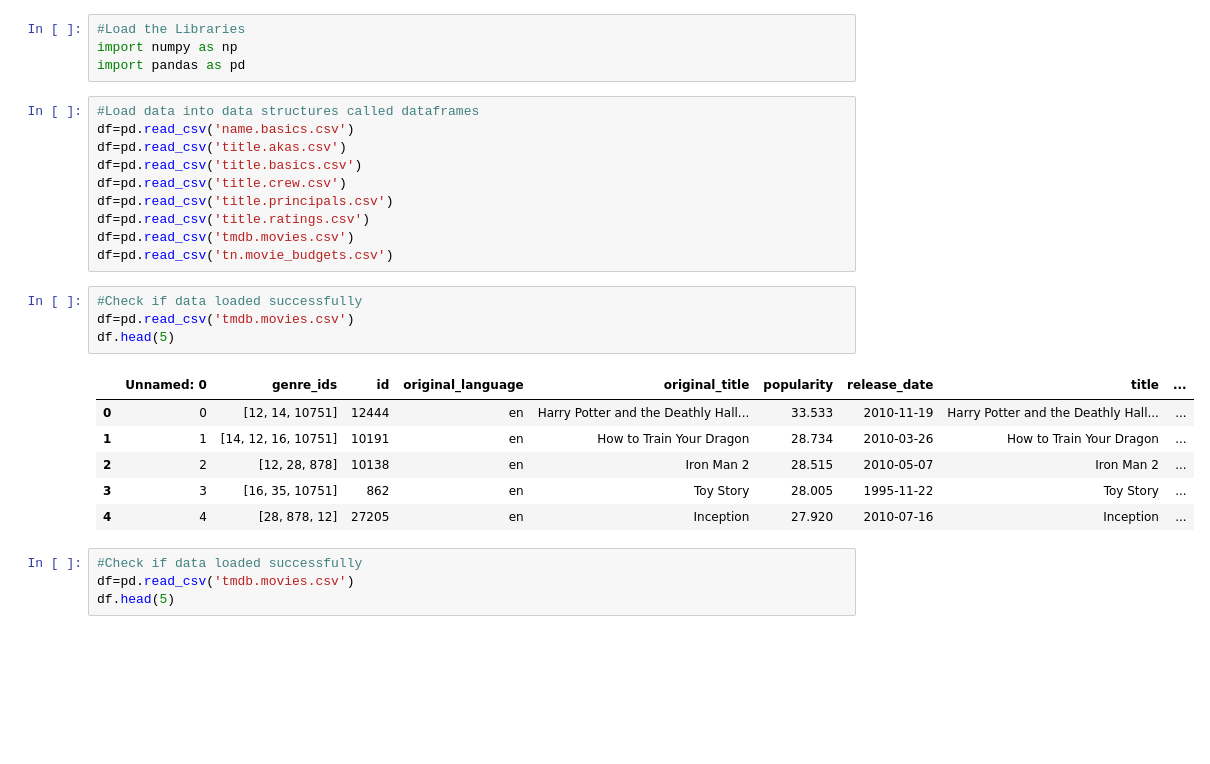
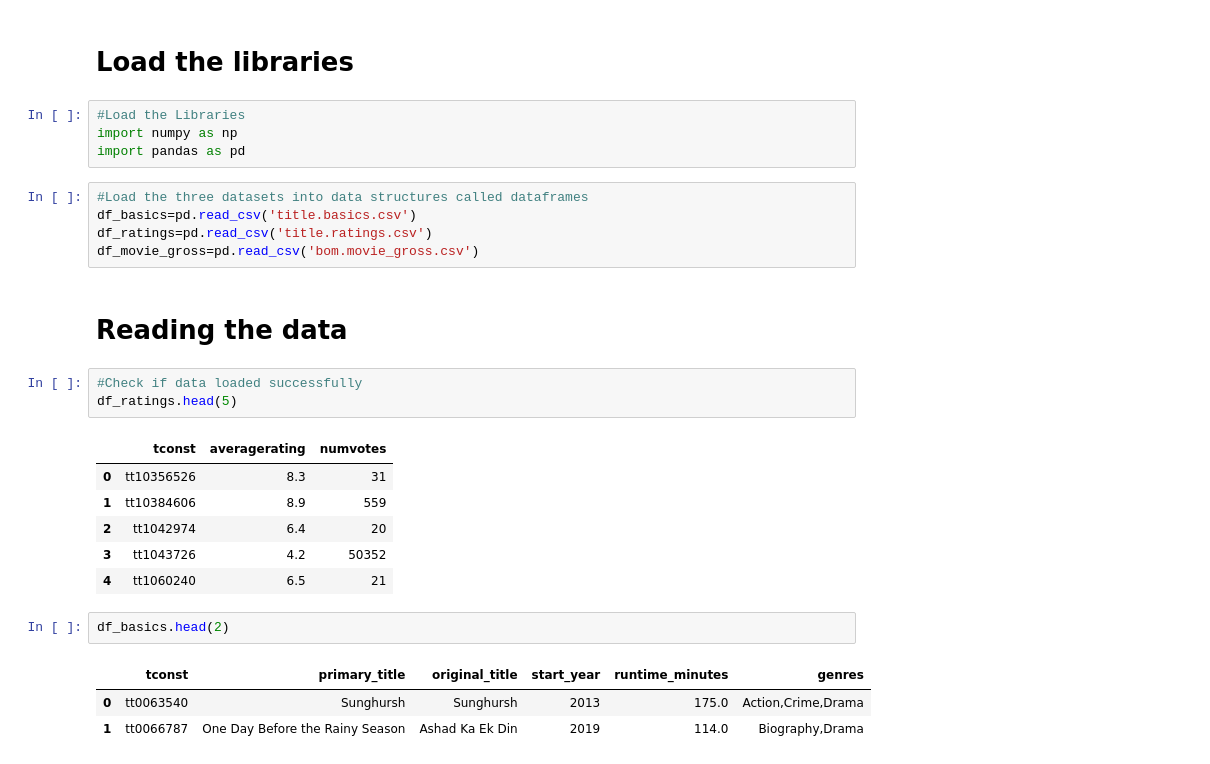
Before and after one commit to PaulineMacharia/dsc-git-intro, a Jupyter notebook: Phase1_Project.ipynb, the cells around one changed output. Cells and saved outputs as stored; diff of their text form; blank space fills up the shorter version.

```diff
--- a/Phase1_Project.ipynb
+++ b/Phase1_Project.ipynb
@@ -7,29 +16,29 @@ Microsoft sees all the big companies creating original video content and they wa
+# %% [markdown]
+# Load the libraries
 # %%
 #Load the Libraries
 import numpy as np
 import pandas as pd
 # %%
-#Load data into data structures called dataframes
-df=pd.read_csv('name.basics.csv')
-df=pd.read_csv('title.akas.csv')
-df=pd.read_csv('title.basics.csv')
-df=pd.read_csv('title.crew.csv')
-df=pd.read_csv('title.principals.csv')
-df=pd.read_csv('title.ratings.csv')
-df=pd.read_csv('tmdb.movies.csv')
-df=pd.read_csv('tn.movie_budgets.csv')
+#Load the three datasets into data structures called dataframes
+df_basics=pd.read_csv('title.basics.csv')
+df_ratings=pd.read_csv('title.ratings.csv')
+df_movie_gross=pd.read_csv('bom.movie_gross.csv')
+# %% [markdown]
+# Reading the data
 # %%
 #Check if data loaded successfully
-df=pd.read_csv('tmdb.movies.csv')
-df.head(5)
+df_ratings.head(5)
 # %% [output]
-|  | Unnamed: 0 | genre_ids | id | original_language | original_title | popularity | release_date | title | ... |
-| 0 | 0 | [12, 14, 10751] | 12444 | en | Harry Potter and the Deathly Hall... | 33.533 | 2010-11-19 | Harry Potter and the Deathly Hall... | ... |
-| 1 | 1 | [14, 12, 16, 10751] | 10191 | en | How to Train Your Dragon | 28.734 | 2010-03-26 | How to Train Your Dragon | ... |
-| 2 | 2 | [12, 28, 878] | 10138 | en | Iron Man 2 | 28.515 | 2010-05-07 | Iron Man 2 | ... |
-| 3 | 3 | [16, 35, 10751] | 862 | en | Toy Story | 28.005 | 1995-11-22 | Toy Story | ... |
-| 4 | 4 | [28, 878, 12] | 27205 | en | Inception | 27.920 | 2010-07-16 | Inception | ... |
+|  | tconst | averagerating | numvotes |
+| 0 | tt10356526 | 8.3 | 31 |
+| 1 | tt10384606 | 8.9 | 559 |
+| 2 | tt1042974 | 6.4 | 20 |
+| 3 | tt1043726 | 4.2 | 50352 |
+| 4 | tt1060240 | 6.5 | 21 |
-# %%
-#Check if data loaded successfully
-df=pd.read_csv('tmdb.movies.csv')
-df.head(5)
+# %%
+df_basics.head(2)
+# %% [output]
+|  | tconst | primary_title | original_title | start_year | runtime_minutes | genres |
+| 0 | tt0063540 | Sunghursh | Sunghursh | 2013 | 175.0 | Action,Crime,Drama |
+| 1 | tt0066787 | One Day Before the Rainy Season | Ashad Ka Ek Din | 2019 | 114.0 | Biography,Drama |
```
Also changed, not shown: parts of 55 cells of this notebook.
